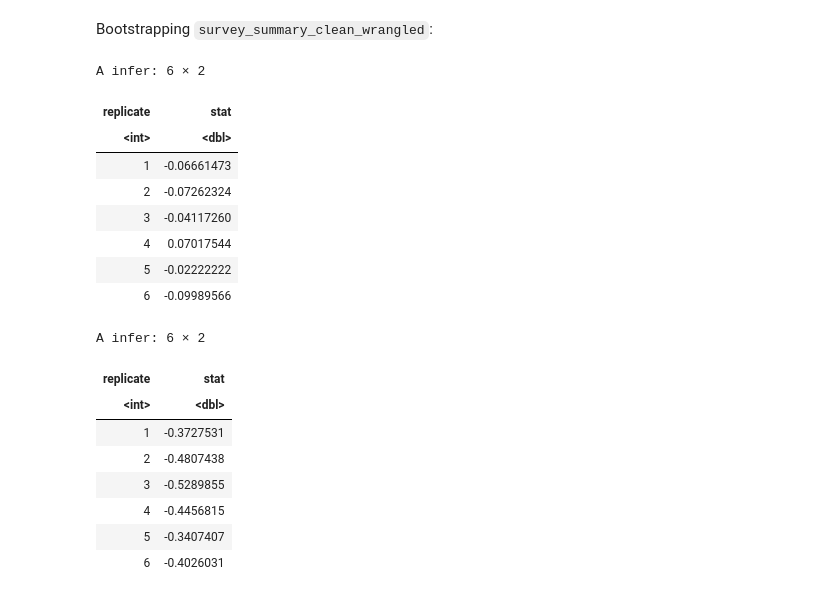
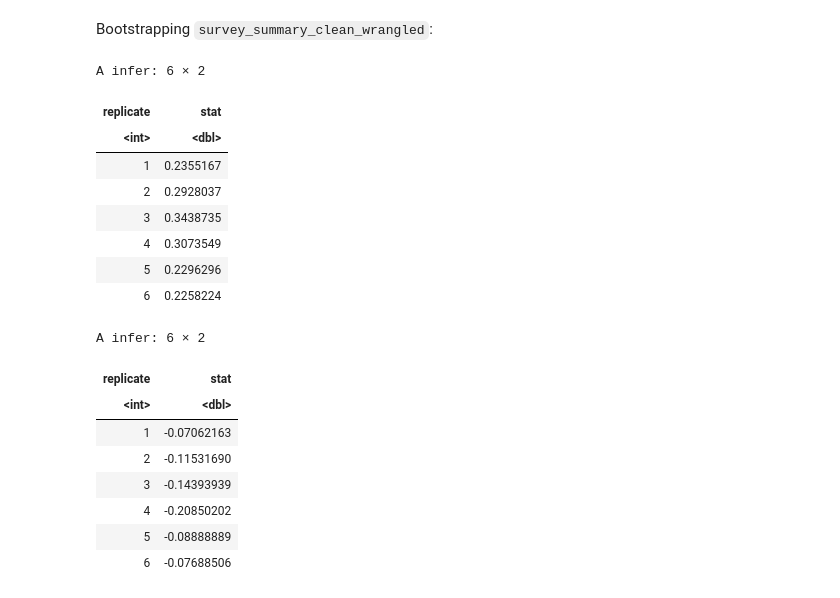
Before and after one commit to Herman-Liao/stat-201-group-project, a Jupyter notebook: Untitled.ipynb, the cells around one changed output. Cells and saved outputs as stored; diff of their text form; code cells hidden in the pictures.

```diff
--- a/Untitled.ipynb
+++ b/Untitled.ipynb
@@ -128,7 +128,8 @@ A data.frame: 1 × 16
 # %%
 survey_clean_wrangled <- survey_2 %>%
     filter(lung_cancer == TRUE) %>%
-    select(gender, smoking, alcohol_consuming)
+    select(gender, smoking, alcohol_consuming) %>%
+    mutate(none = !smoking & !alcohol_consuming, both = smoking & alcohol_consuming)
 
 head(survey_clean_wrangled)
 # %% [output]
@@ -161,26 +164,28 @@
 # %%
 set.seed(1)
 bootstrap_survey_smoking <- survey_clean_wrangled %>%
-    specify(formula = smoking ~ gender, success = "TRUE") %>%
+    mutate(only_smoking = !alcohol_consuming & smoking) %>%
+    specify(formula = only_smoking ~ gender, success = "TRUE") %>%
     hypothesize(null = "independence") %>%
     generate(type = "bootstrap", reps = 1000) %>%
     calculate(stat = "diff in props", order = c("F", "M"))
 
 head(bootstrap_survey_smoking)
 # %% [output]
 A infer: 6 × 2
 | replicate | stat |
 | <int> | <dbl> |
-| 1 | -0.06661473 |
-| 2 | -0.07262324 |
-| 3 | -0.04117260 |
-| 4 | 0.07017544 |
-| 5 | -0.02222222 |
-| 6 | -0.09989566 |
+| 1 | 0.2355167 |
+| 2 | 0.2928037 |
+| 3 | 0.3438735 |
+| 4 | 0.3073549 |
+| 5 | 0.2296296 |
+| 6 | 0.2258224 |
 # %%
 set.seed(1)
 bootstrap_survey_alcohol_consuming <- survey_clean_wrangled %>%
-    specify(formula = alcohol_consuming ~ gender, success = "TRUE") %>%
+    mutate(only_alcohol_consuming = alcohol_consuming & !smoking) %>%
+    specify(formula = only_alcohol_consuming ~ gender, success = "TRUE") %>%
     hypothesize(null = "independence") %>%
     generate(type = "bootstrap", reps = 1000) %>%
     calculate(stat = "diff in props", order = c("F", "M"))
@@ -190,9 +195,9 @@ head(bootstrap_survey_alcohol_consuming)
 A infer: 6 × 2
 | replicate | stat |
 | <int> | <dbl> |
-| 1 | -0.3727531 |
-| 2 | -0.4807438 |
-| 3 | -0.5289855 |
-| 4 | -0.4456815 |
-| 5 | -0.3407407 |
-| 6 | -0.4026031 |
+| 1 | -0.07062163 |
+| 2 | -0.11531690 |
+| 3 | -0.14393939 |
+| 4 | -0.20850202 |
+| 5 | -0.08888889 |
+| 6 | -0.07688506 |
```
Also changed, not shown: parts of 9 cells of this notebook.
